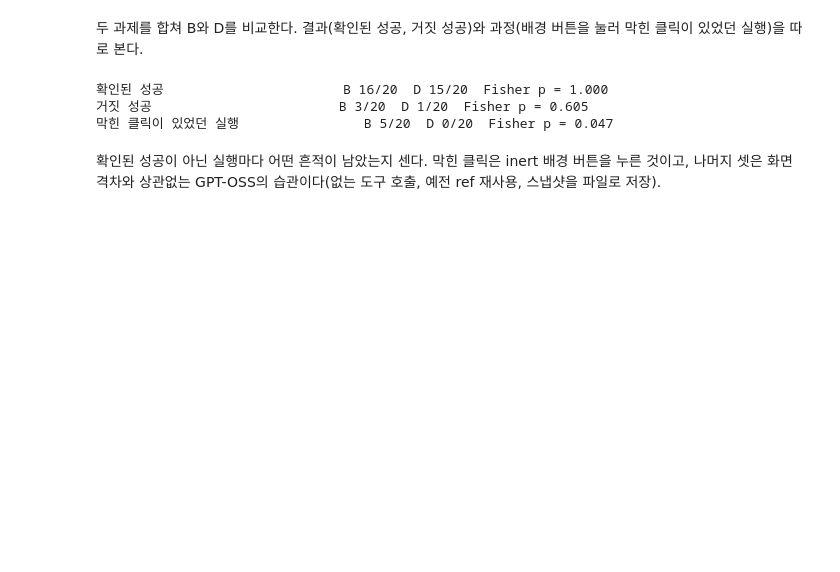
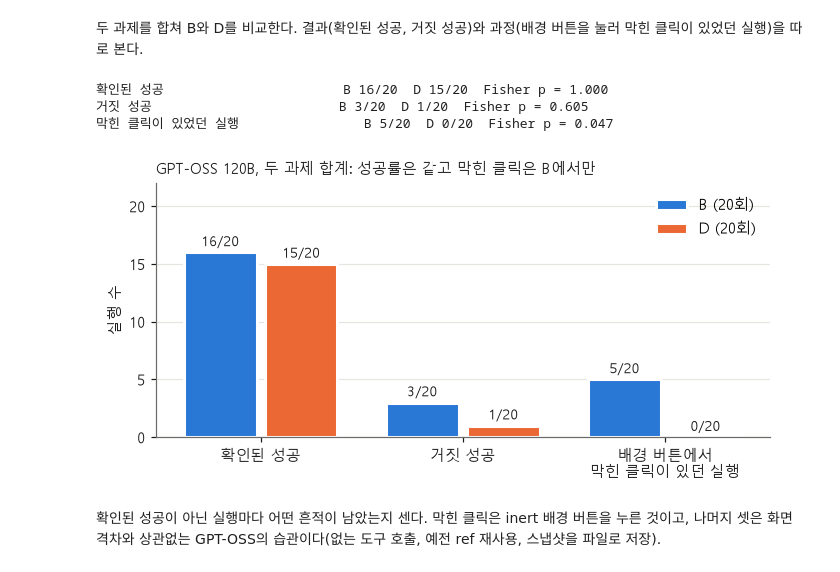
Before and after one commit to leeeeeseojin/agent-a11y-gap, a Jupyter notebook: analysis/02_agent_runs.ipynb, the cells around one changed output. Saved outputs shown, nothing was run; the diff lists cells and outputs as text; code cells hidden in the pictures; blank space fills up the shorter version.

```diff
--- a/analysis/02_agent_runs.ipynb
+++ b/analysis/02_agent_runs.ipynb
@@ -248,6 +248,35 @@ compare(gpt["blocked run"], "막힌 클릭이 있었던 실행")
 확인된 성공                       B 16/20  D 15/20  Fisher p = 1.000
 거짓 성공                        B 3/20  D 1/20  Fisher p = 0.605
 막힌 클릭이 있었던 실행                B 5/20  D 0/20  Fisher p = 0.047
+# %%
+# 리포트 그림: 결과(확인된 성공, 거짓 성공)와 과정(막힌 클릭)을 B와 D로 나란히 놓는다
+IMPL_COLORS = {"B": "#2a78d6", "D": "#eb6834"}  # dataviz 기본 팔레트 1·2번, 색약 검증 통과
+measures = [
+    ("확인된 성공", gpt.outcome == "confirmed-success"),
+    ("거짓 성공", gpt.outcome == "false-success"),
+    ("배경 버튼에서\n막힌 클릭이 있던 실행", gpt["blocked run"]),
+]
+fig, ax = plt.subplots(figsize=(7.2, 3.0))
+width = 0.36
+for j, impl in enumerate(["B", "D"]):
+    n = int((gpt.impl == impl).sum())
+    values = [int(flag[gpt.impl == impl].sum()) for _, flag in measures]
+    xs = [i + (j - 0.5) * (width + 0.04) for i in range(len(measures))]
+    ax.bar(xs, values, width, color=IMPL_COLORS[impl], label=f"{impl} ({n}회)", edgecolor="white", linewidth=2)
+    for x, v in zip(xs, values):
+        ax.text(x, v + 0.3, f"{v}/{n}", ha="center", va="bottom", fontsize=9, color=INK)
+ax.set_xticks(range(len(measures)), [m for m, _ in measures])
+ax.set_ylim(0, 22)
+ax.set_ylabel("실행 수")
+ax.spines[["top", "right"]].set_visible(False)
+ax.grid(axis="y", color="#e6e5e1", linewidth=0.8)
+ax.set_axisbelow(True)
+ax.legend(frameon=False, loc="upper right")
+ax.set_title("GPT-OSS 120B, 두 과제 합계: 성공률은 같고 막힌 클릭은 B에서만", loc="left", fontsize=10, color=INK)
+fig.savefig(FIGURES / "layer2-gpt-oss.png")
+plt.show()
+# %% [output]
+[figure, added]
 # %% [markdown]
 확인된 성공이 아닌 실행마다 어떤 흔적이 남았는지 센다. 막힌 클릭은 inert 배경 버튼을 누른 것이고,
 나머지 셋은 화면 격차와 상관없는 GPT-OSS의 습관이다(없는 도구 호출, 예전 ref 재사용, 스냅샷을 파일로 저장).
```
Also changed, not shown: 1 other file.
